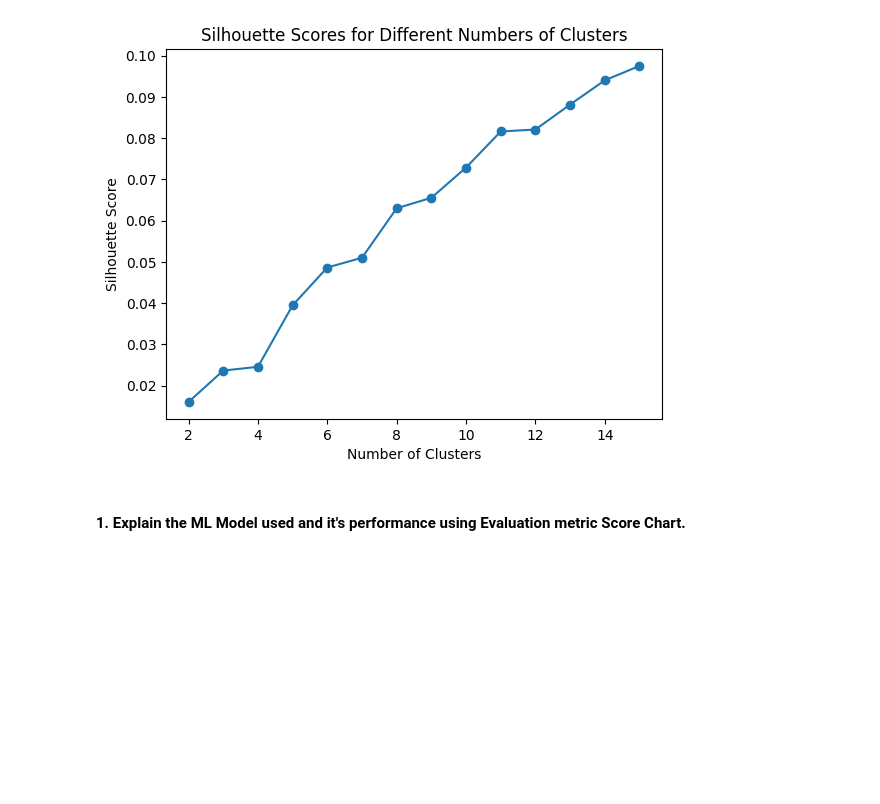
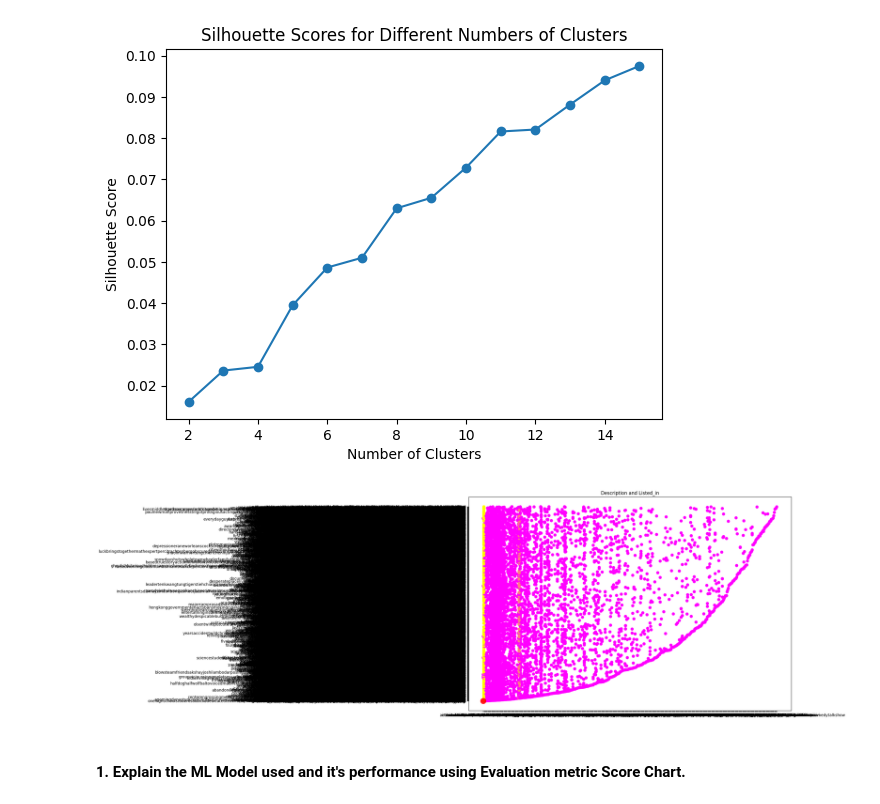
Before and after one commit to khalilkhan1111/Netflix_movies_and_tv_shows_clustering, a Jupyter notebook: Netflix_Movies_and_TV_Shows_Clustering.ipynb, the cells around one changed output. Saved outputs shown, nothing was run; the diff lists cells and outputs as text; code cells hidden in the pictures; blank space fills up the shorter version.

```diff
--- a/Netflix_Movies_and_TV_Shows_Clustering.ipynb
+++ b/Netflix_Movies_and_TV_Shows_Clustering.ipynb
@@ -1074,6 +1074,31 @@ plt.title('Silhouette Scores for Different Numbers of Clusters')
 plt.show()
 # %% [output]
 [figure]
+# %%
+import matplotlib.pyplot as plt
+import numpy as np
+from sklearn.cluster import KMeans
+
+# Select the features for clustering
+X = df[['listed_in', 'description']]
+
+
+# Perform K-means clustering
+kmeans = KMeans(n_clusters=3, random_state=42)
+kmeans.fit(X_preprocessed)
+labels = kmeans.labels_
+
+# Plot the scatter plot
+plt.figure(figsize=(15, 10))
+plt.title('Description and Listed_in')
+plt.scatter(X.iloc[:, 0], X.iloc[:, 1], c=labels, s=50, cmap='spring')
+
+centers = kmeans.cluster_centers_
+plt.scatter(centers[:, 0], centers[:, 1], c=np.array([[1, 0, 0, 0.5]]), s=200, alpha=0.5)
+
+plt.show()
+# %% [output]
+[figure, added]
 # %% [markdown]
 #### 1. Explain the ML Model used and it's performance using Evaluation metric Score Chart.
 # %%
```
Also changed, not shown: parts of 3 cells of this notebook.
